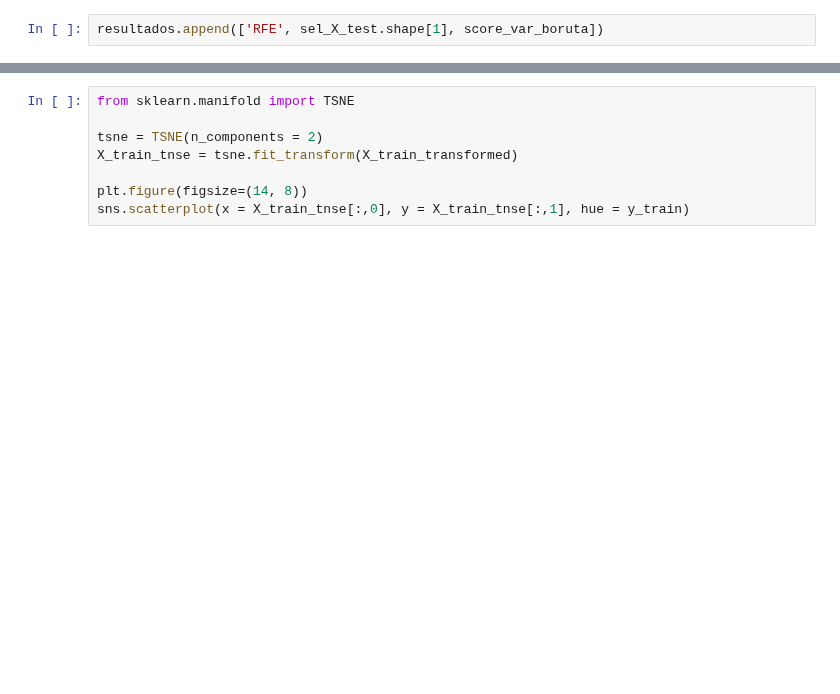
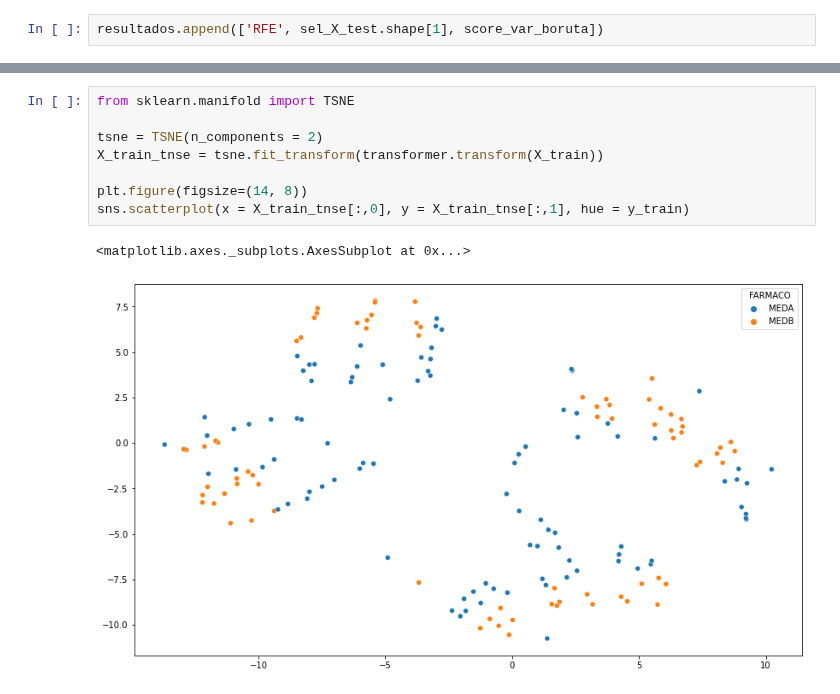
Before and after one commit to inf032/introducaoML, a Jupyter notebook: Farm04.Selecao_Preditoras.ipynb, the cells around one changed output, grey strips where cells are left out. Drawn from its saved outputs; the diff is of its cells as text; blank space fills up the shorter version.

```diff
--- a/Farm04.Selecao_Preditoras.ipynb
+++ b/Farm04.Selecao_Preditoras.ipynb
@@ -447,8 +474,11 @@ NameError: ignored
 # %%
 from sklearn.manifold import TSNE
 
 tsne = TSNE(n_components = 2)
-X_train_tnse = tsne.fit_transform(X_train_transformed)
+X_train_tnse = tsne.fit_transform(transformer.transform(X_train))
 
 plt.figure(figsize=(14, 8))
 sns.scatterplot(x = X_train_tnse[:,0], y = X_train_tnse[:,1], hue = y_train)
+# %% [output]
+<matplotlib.axes._subplots.AxesSubplot at 0x...>
+[figure, added]
```
Also changed, not shown: parts of 12 cells of this notebook.
